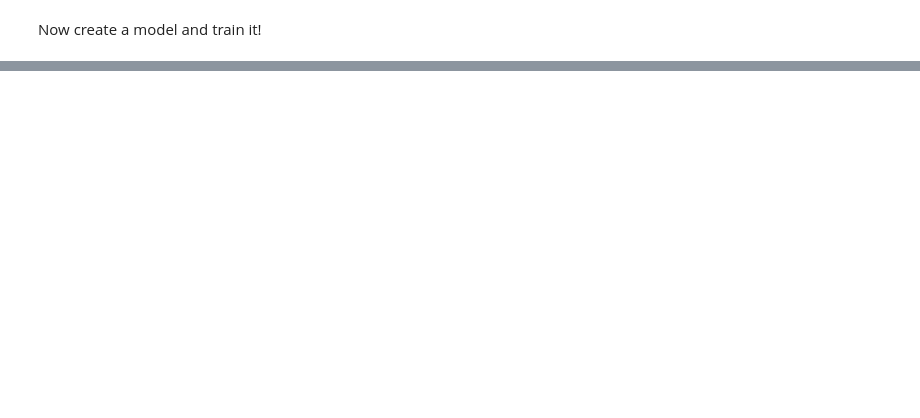
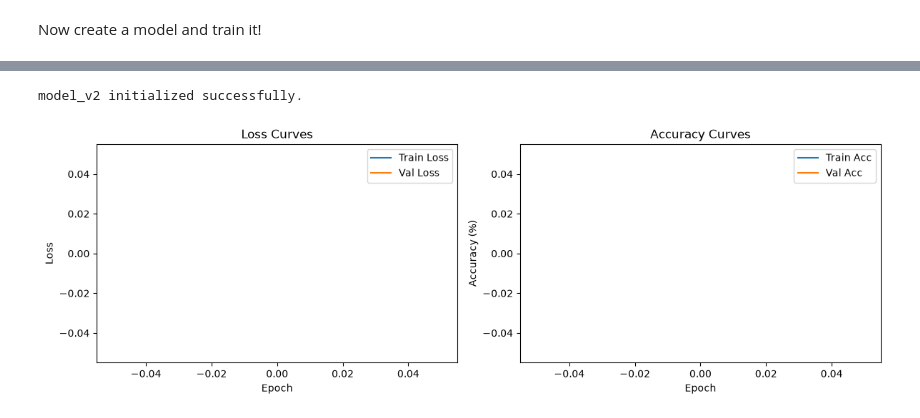
Before and after one commit to AdvancingHermit/ITDLCV, a Jupyter notebook: Project/IDLCV_Project_1_hotdog.ipynb, the cells around one changed output, grey strips where cells are left out. Drawn from its saved outputs; the diff is of its cells as text; code cells hidden in the pictures; blank space fills up the shorter version.

```diff
--- a/Project/IDLCV_Project_1_hotdog.ipynb
+++ b/Project/IDLCV_Project_1_hotdog.ipynb
@@ -170,0 +144,8 @@ For debugging consider passing CUDA_LAUNCH_BLOCKING=1
+# %%
+#Initiate the model
+model = Network().to(device)
+criterion = nn.CrossEntropyLoss()
+#Lets tart with the Adam optimizer, and later try the SGD
+optimizer = torch.optim.Adam(model.parameters(), lr=0.001)
+
+print(model)
@@ -170,0 +227,12 @@ For debugging consider passing CUDA_LAUNCH_BLOCKING=1
+# %%
+model_v2 = Network().to(device)
+criterion_v2 = nn.CrossEntropyLoss()
+
+optimizer_v2 = torch.optim.Adam(model_v2.parameters(), lr=0.0001, weight_decay=1e-4)
+
+train_losses_v2, val_losses_v2 = [], []
+train_acc_v2, val_acc_v2 = [], []
+
+print("model_v2 initialized successfully.")
+# %% [output]
+model_v2 initialized successfully.
@@ -170,0 +290,25 @@ For debugging consider passing CUDA_LAUNCH_BLOCKING=1
+# %%
+plt.figure(figsize=(12, 4))
+
+# Loss plot
+plt.subplot(1, 2, 1)
+plt.plot(train_losses_v2, label='Train Loss')
+plt.plot(val_losses_v2, label='Val Loss')
+plt.title('Loss Curves')
+plt.xlabel('Epoch')
+plt.ylabel('Loss')
+plt.legend()
+
+# Accuracy plot
+plt.subplot(1, 2, 2)
+plt.plot([acc * 100 for acc in train_acc_v2], label='Train Acc')
+plt.plot([acc * 100 for acc in val_acc_v2], label='Val Acc')
+plt.title('Accuracy Curves')
+plt.xlabel('Epoch')
+plt.ylabel('Accuracy (%)')
+plt.legend()
+
+plt.tight_layout()
+plt.show()
+# %% [output]
+[figure, added]
```
Also changed, not shown: parts of 34 cells of this notebook, 7 other files.
